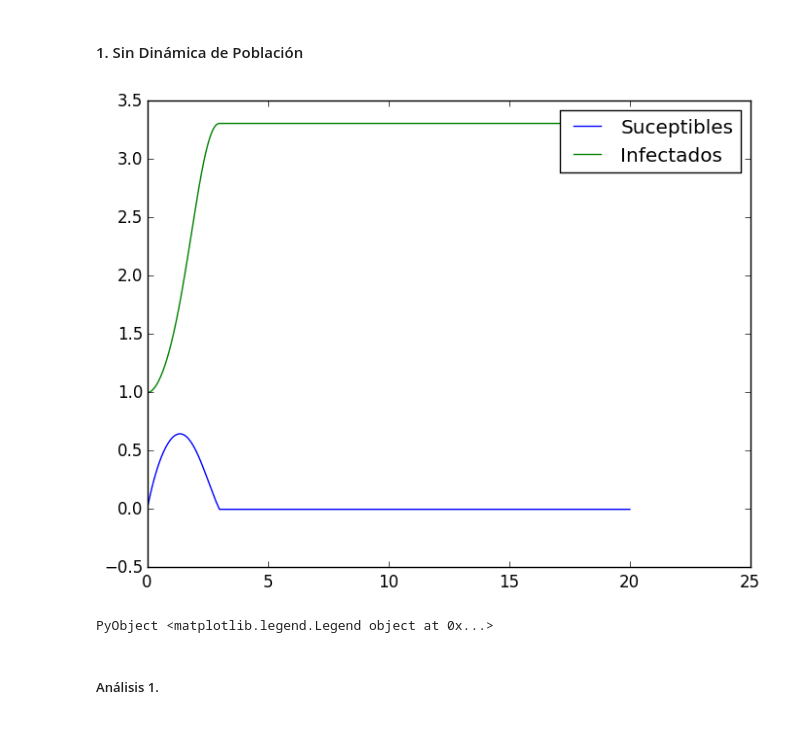
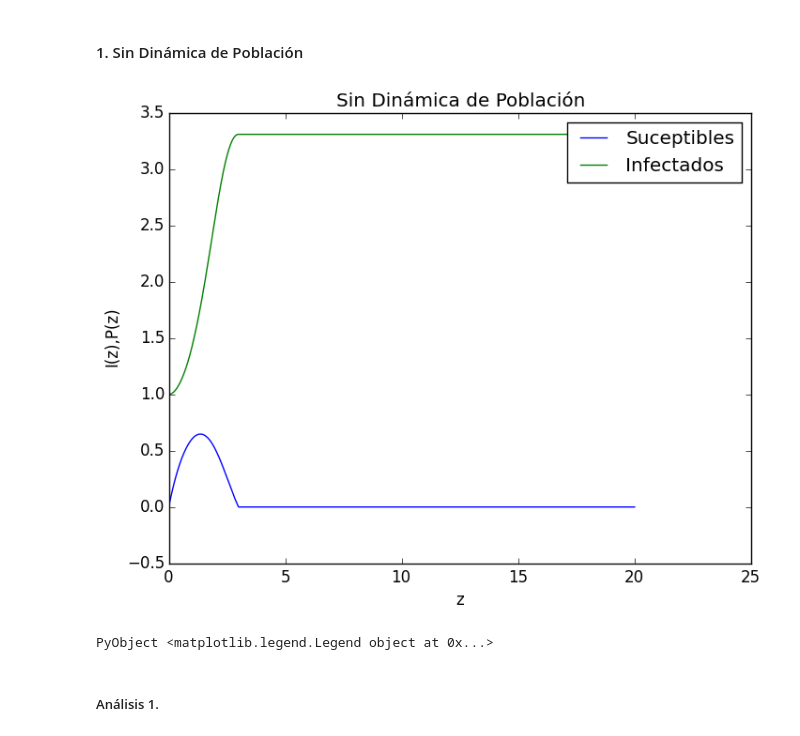
Before and after one commit to a9lara/GitSchoolRepository, a Jupyter notebook: ProyectoFinalPA.ipynb, the cells around one changed output. Cells and saved outputs as stored; diff of their text form; code cells hidden in the pictures.

```diff
--- a/ProyectoFinalPA.ipynb
+++ b/ProyectoFinalPA.ipynb
@@ -280,14 +282,17 @@ $S_0=1$
 # %%
 x0=[0.0017,0.9983,1.03];
 
 
 tps,resultados_rab=integrar(rabies_nb,x0,0,20,0.01)
 
 plot(tps,resultados_rab[:;1],label="Suceptibles")
 plot(tps,resultados_rab[:;2],label="Infectados")
+xlabel("z")
+ylabel("I(z),P(z)")
+title("Sin Dinámica de Población")
 legend()
 # %% [output]
-[figure, old version]
+[figure, new version]
 PyObject <matplotlib.legend.Legend object at 0x...>
 # %% [markdown]
 ##### Análisis 1.
```
Also changed, not shown: parts of 2 cells of this notebook.
